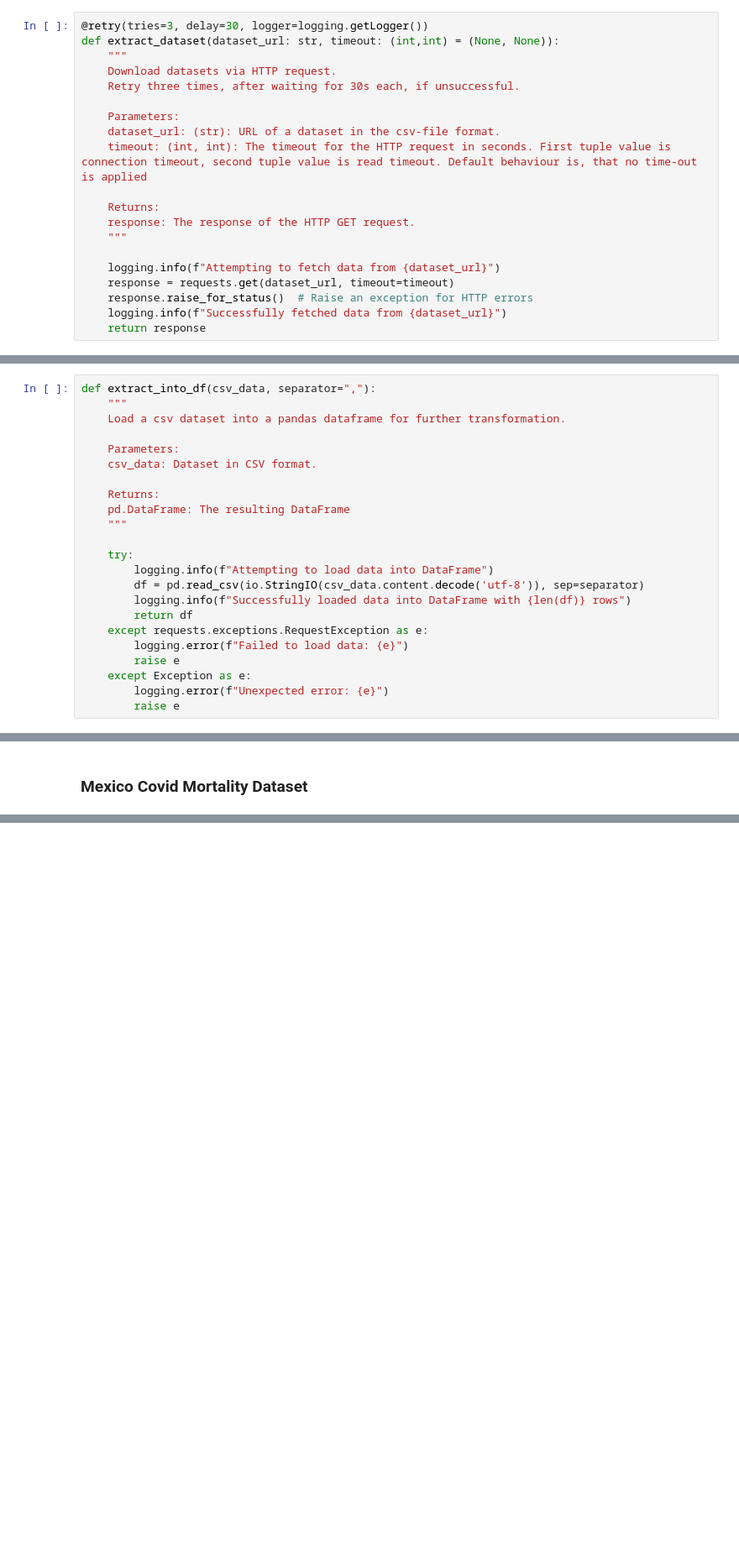
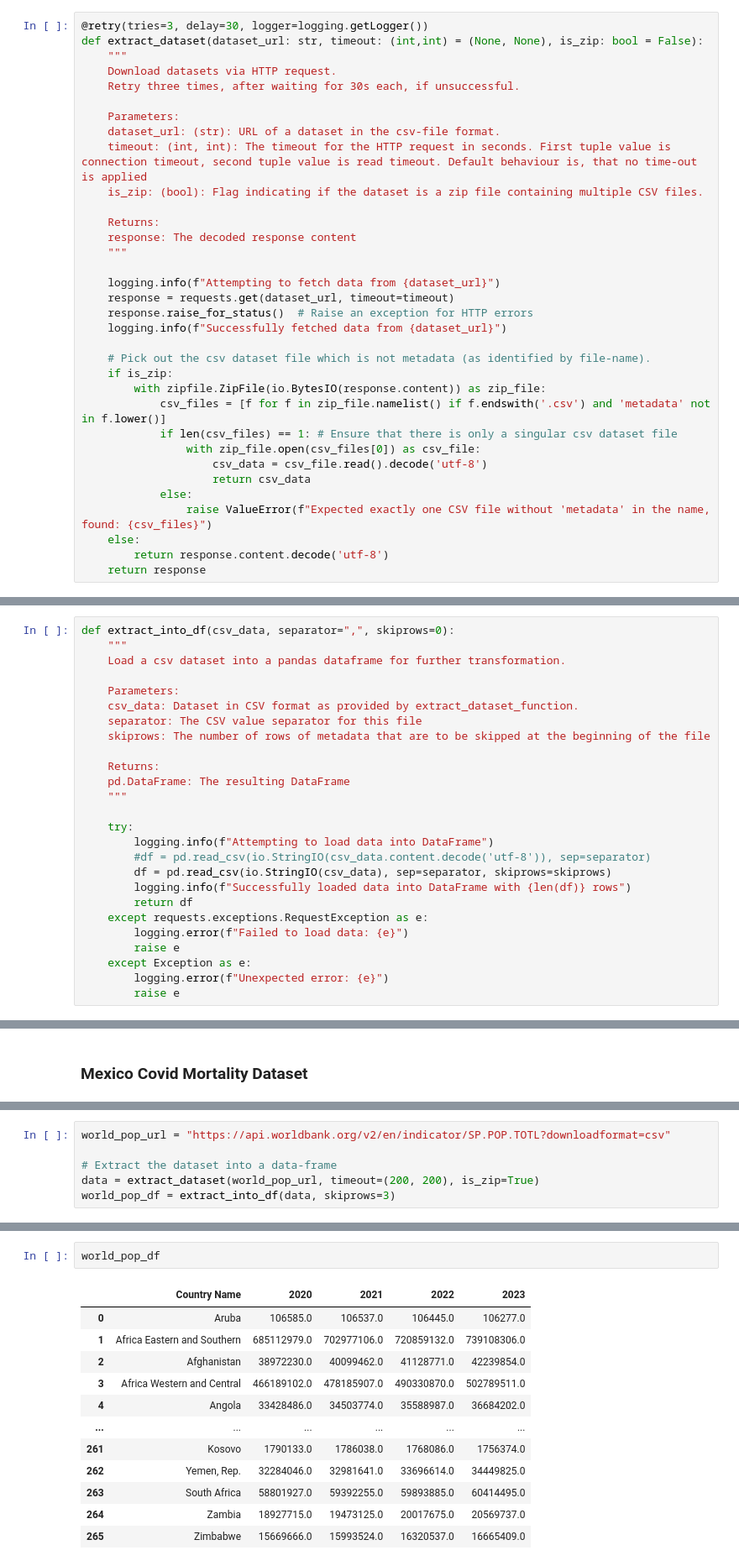
Before and after one commit to johannes-garstenauer/made-course, a Jupyter notebook: project/etl_pipeline.ipynb, the cells around one changed output, grey strips where cells are left out. Shown at 84% size. Saved outputs shown, nothing was run; the diff lists cells and outputs as text; blank space fills up the shorter version.

```diff
--- a/project/etl_pipeline.ipynb
+++ b/project/etl_pipeline.ipynb
@@ -49,7 +50,7 @@ import os
 logging.basicConfig(level=logging.DEBUG, format='%(asctime)s - %(levelname)s - %(message)s')
 # %%
 @retry(tries=3, delay=30, logger=logging.getLogger())
-def extract_dataset(dataset_url: str, timeout: (int,int) = (None, None)):
+def extract_dataset(dataset_url: str, timeout: (int,int) = (None, None), is_zip: bool = False):
     """
     Download datasets via HTTP request.
     Retry three times, after waiting for 30s each, if unsuccessful.
@@ -57,13 +58,27 @@ def extract_dataset(dataset_url: str, timeout: (int,int) = (None, None)):
     Parameters:
     dataset_url: (str): URL of a dataset in the csv-file format.
     timeout: (int, int): The timeout for the HTTP request in seconds. First tuple value is connection timeout, second tuple value is read timeout. Default behaviour is, that no time-out is applied
+    is_zip: (bool): Flag indicating if the dataset is a zip file containing multiple CSV files.
 
     Returns:
-    response: The response of the HTTP GET request.
+    response: The decoded response content
     """
 
     logging.info(f"Attempting to fetch data from {dataset_url}")
     response = requests.get(dataset_url, timeout=timeout)
     response.raise_for_status()  # Raise an exception for HTTP errors
     logging.info(f"Successfully fetched data from {dataset_url}")
+
+    # Pick out the csv dataset file which is not metadata (as identified by file-name).
+    if is_zip:
+        with zipfile.ZipFile(io.BytesIO(response.content)) as zip_file:
+            csv_files = [f for f in zip_file.namelist() if f.endswith('.csv') and 'metadata' not in f.lower()]
+            if len(csv_files) == 1: # Ensure that there is only a singular csv dataset file
+                with zip_file.open(csv_files[0]) as csv_file:
+                    csv_data = csv_file.read().decode('utf-8')
+                    return csv_data
+            else:
+                raise ValueError(f"Expected exactly one CSV file without 'metadata' in the name, found: {csv_files}")
+    else:
+        return response.content.decode('utf-8')
     return response
@@ -70,10 +90,12 @@ def extract_dataset(dataset_url: str, timeout: (int,int) = (None, None)):
 # %%
-def extract_into_df(csv_data, separator=","):
+def extract_into_df(csv_data, separator=",", skiprows=0):
     """
     Load a csv dataset into a pandas dataframe for further transformation.
 
     Parameters:
-    csv_data: Dataset in CSV format.
+    csv_data: Dataset in CSV format as provided by extract_dataset_function.
+    separator: The CSV value separator for this file
+    skiprows: The number of rows of metadata that are to be skipped at the beginning of the file
 
     Returns:
     pd.DataFrame: The resulting DataFrame
@@ -81,7 +103,8 @@ def extract_into_df(csv_data, separator=","):
 
     try:
         logging.info(f"Attempting to load data into DataFrame")
-        df = pd.read_csv(io.StringIO(csv_data.content.decode('utf-8')), sep=separator)
+        #df = pd.read_csv(io.StringIO(csv_data.content.decode('utf-8')), sep=separator)
+        df = pd.read_csv(io.StringIO(csv_data), sep=separator, skiprows=skiprows)
         logging.info(f"Successfully loaded data into DataFrame with {len(df)} rows")
         return df
     except requests.exceptions.RequestException as e:
@@ -478,0 +548,6 @@ for column in colombia_df.columns:
+# %%
+world_pop_url = "https://api.worldbank.org/v2/en/indicator/SP.POP.TOTL?downloadformat=csv"
+
+# Extract the dataset into a data-frame
+data = extract_dataset(world_pop_url, timeout=(200, 200), is_zip=True)
+world_pop_df = extract_into_df(data, skiprows=3)
@@ -478,0 +570,15 @@ for column in colombia_df.columns:
+# %%
+world_pop_df
+# %% [output]
+|  | Country Name | 2020 | 2021 | 2022 | 2023 |
+| 0 | Aruba | 106585.0 | 106537.0 | 106445.0 | 106277.0 |
+| 1 | Africa Eastern and Southern | 685112979.0 | 702977106.0 | 720859132.0 | 739108306.0 |
+| 2 | Afghanistan | 38972230.0 | 40099462.0 | 41128771.0 | 42239854.0 |
+| 3 | Africa Western and Central | 466189102.0 | 478185907.0 | 490330870.0 | 502789511.0 |
+| 4 | Angola | 33428486.0 | 34503774.0 | 35588987.0 | 36684202.0 |
+| ... | ... | ... | ... | ... | ... |
+| 261 | Kosovo | 1790133.0 | 1786038.0 | 1768086.0 | 1756374.0 |
+| 262 | Yemen, Rep. | 32284046.0 | 32981641.0 | 33696614.0 | 34449825.0 |
+| 263 | South Africa | 58801927.0 | 59392255.0 | 59893885.0 | 60414495.0 |
+| 264 | Zambia | 18927715.0 | 19473125.0 | 20017675.0 | 20569737.0 |
+| 265 | Zimbabwe | 15669666.0 | 15993524.0 | 16320537.0 | 16665409.0 |
```
Also changed, not shown: parts of 26 cells of this notebook, 1 other file.
